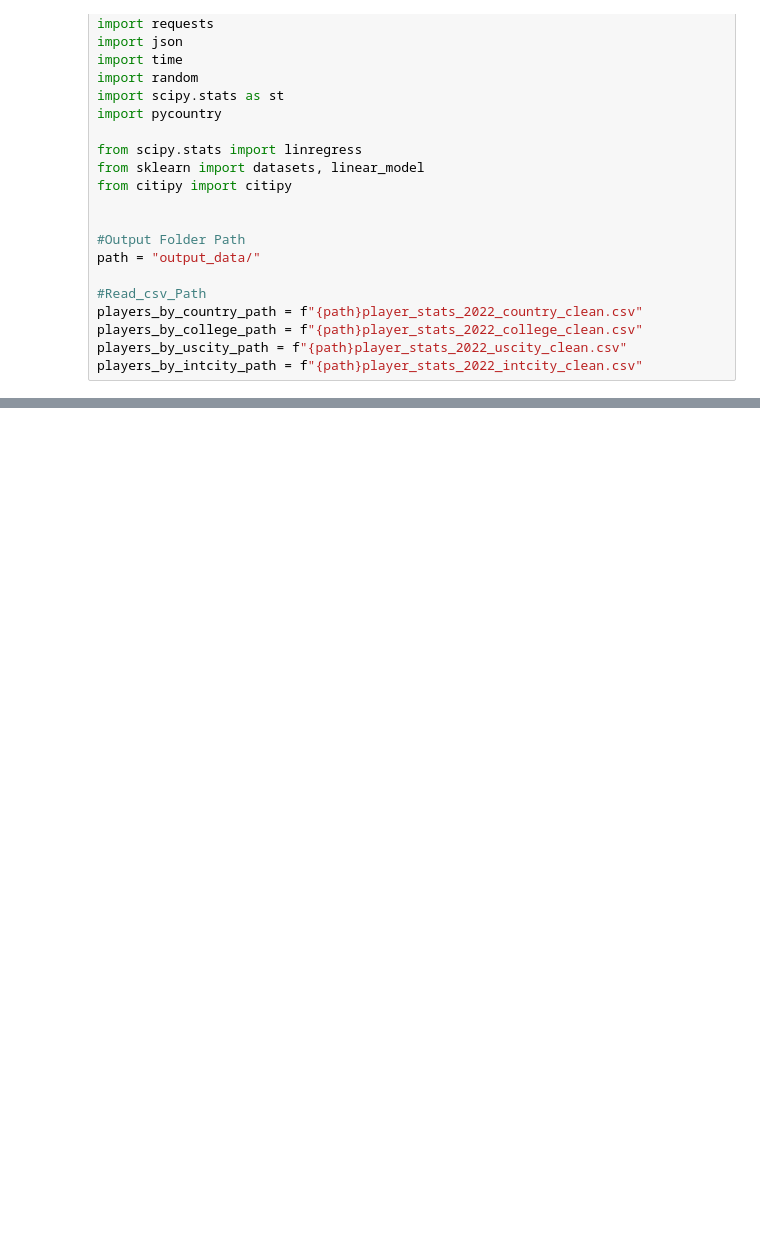
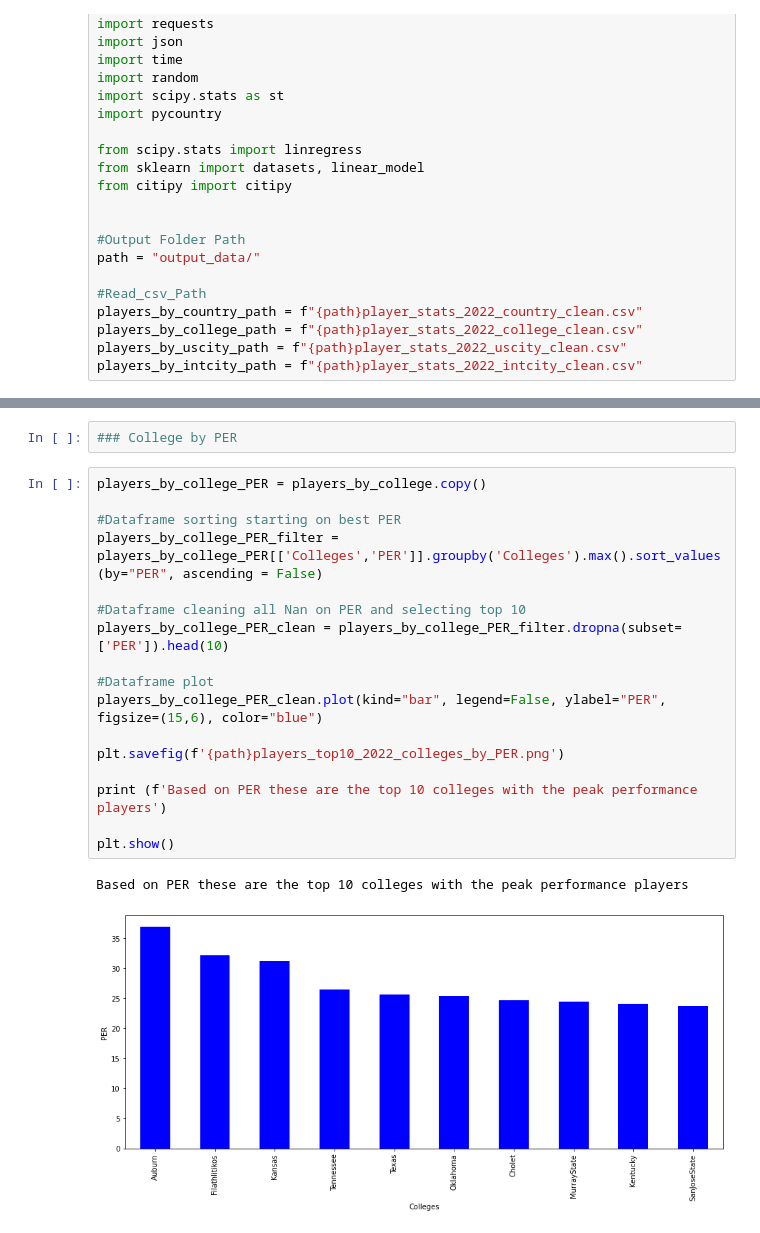
Before and after one commit to meeyoungPH/nba_superlatives, a Jupyter notebook: origin/NBA Geographical Analysis.ipynb, the cells around one changed output, grey strips where cells are left out. Drawn from its saved outputs; the diff is of its cells as text; blank space fills up the shorter version.

```diff
--- a/origin/NBA Geographical Analysis.ipynb
+++ b/origin/NBA Geographical Analysis.ipynb
@@ -367,0 +145,22 @@ Based on PER these is the distribution of 10 International cities with the peak
+# %%
+### College by PER
+# %%
+players_by_college_PER = players_by_college.copy()
+
+#Dataframe sorting starting on best PER
+players_by_college_PER_filter = players_by_college_PER[['Colleges','PER']].groupby('Colleges').max().sort_values(by="PER", ascending = False)
+
+#Dataframe cleaning all Nan on PER and selecting top 10
+players_by_college_PER_clean = players_by_college_PER_filter.dropna(subset=['PER']).head(10)
+
+#Dataframe plot
+players_by_college_PER_clean.plot(kind="bar", legend=False, ylabel="PER", figsize=(15,6), color="blue")
+
+plt.savefig(f'{path}players_top10_2022_colleges_by_PER.png')
+
+print (f'Based on PER these are the top 10 colleges with the peak performance players')
+
+plt.show()
+# %% [output]
+Based on PER these are the top 10 colleges with the peak performance players
+[figure, added]
```
Also changed, not shown: parts of 37 cells of this notebook, 17 other files.
